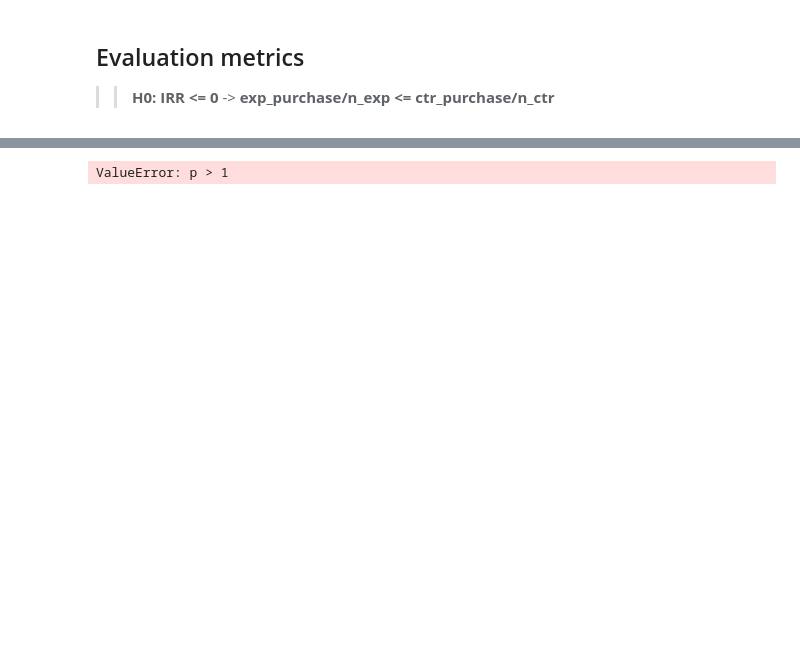
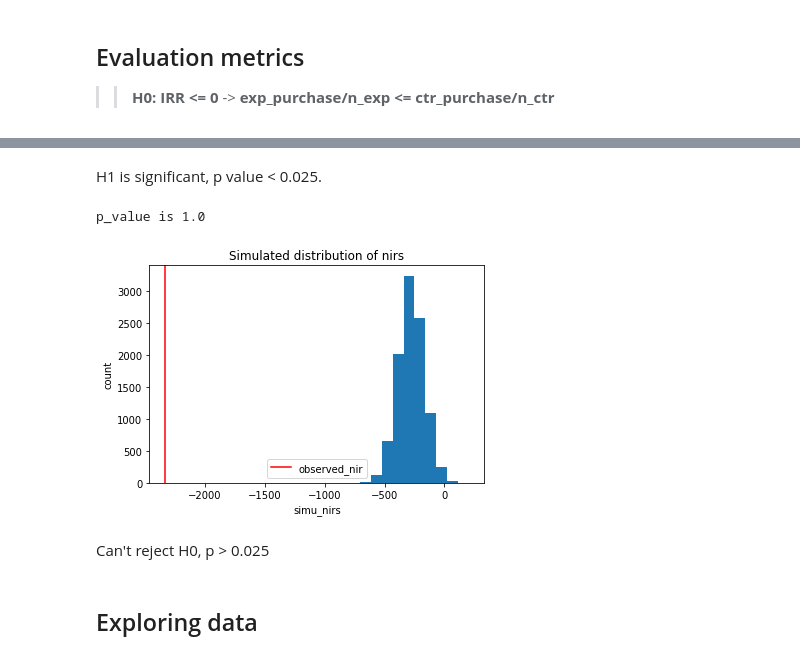
Before and after one commit to xmjuan/starbucks, a Jupyter notebook: Starbucks.ipynb, the cells around one changed output, grey strips where cells are left out. Cells and saved outputs as stored; diff of their text form; code cells hidden in the pictures; blank space fills up the shorter version.

```diff
--- a/Starbucks.ipynb
+++ b/Starbucks.ipynb
@@ -209,3 +209,5 @@ p_value is 0.0
+# %% [markdown]
+H1 is significant, p value < 0.025.
 # %%
 def bootstrap_metrics(df, simulation_size = 200000, alpha = 0.025):
     """
@@ -234,27 +236,37 @@ def bootstrap_metrics(df, simulation_size = 200000, alpha = 0.025):
     rv_exp = 10*pr_exp - 0.15*n_exp
     rv_ctr = 10*pr_ctr
 
-    estimator = rv_exp - rv_ctr
+    observed_nir = rv_exp - rv_ctr
 
     # simulation
-    exp_simu = np.random.binomial(n_exp, estimator, simulation_size)
-    ctr_simu = np.random.binomial(n_ctr, estimator, simulation_size)
+    simu_nirs = []
+    for i in range(0, 10000):
+        sub_sample = train_data.sample(n = 10000, replace = True)
+        simu_pr_exp = sub_sample[sub_sample['Promotion'] == 'Yes']['purchase'].sum()
+        simu_pr_ctr = sub_sample[sub_sample['Promotion'] == 'No']['purchase'].sum()
+        simu_n_exp = sub_sample[sub_sample['Promotion'] == 'Yes'].shape[0]
+        simu_nir = simu_pr_exp*10 - 0.15*simu_n_exp - simu_pr_ctr*10
 
-    simu_diffs = exp_simu/n_exp - ctr_simu/n_ctr
+        simu_nirs.append(simu_nir)
+
 
     # plot
-    actual_nir = rv_exp - rv_ctr
-    plt.hist(simu_diffs)
-    plt.axvline(actual_nir, color='red', label='observed_diff')
-    plt.title('Simulated distribution of p_diffs')
-    plt.xlabel('simu_diffs')
+    plt.hist(simu_nirs)
+    plt.axvline(observed_nir, color='red', label='observed_nir')
+    plt.title('Simulated distribution of nirs')
+    plt.xlabel('simu_nirs')
     plt.ylabel('count')
     plt.legend()
 
     # p value
-    p_value = (simu_diffs > actual_irr).mean()
+    p_value = (np.array(simu_nirs) > observed_nir).mean()
     print('p_value is {}'.format(p_value))
 # %%
-evaluation_metrics(train_data, simulation_size = 200000, alpha = 0.025)
+bootstrap_metrics(train_data, simulation_size = 200000, alpha = 0.025)
 # %% [output]
-ValueError: p > 1
+p_value is 1.0
+[figure, added]
+# %% [markdown]
+Can't reject H0, p > 0.025
+# %% [markdown]
+## Exploring data
```
Also changed, not shown: parts of 16 cells of this notebook.
